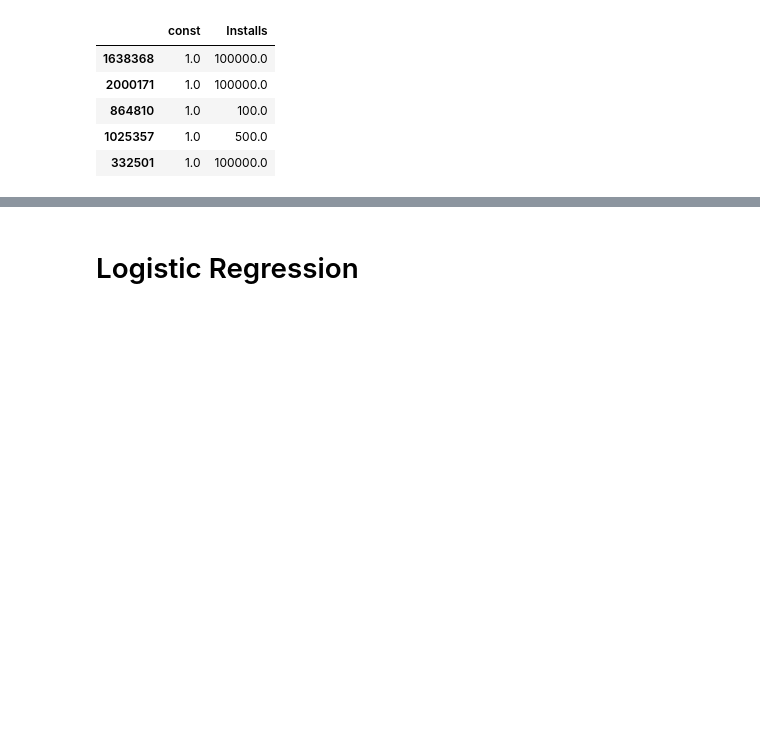
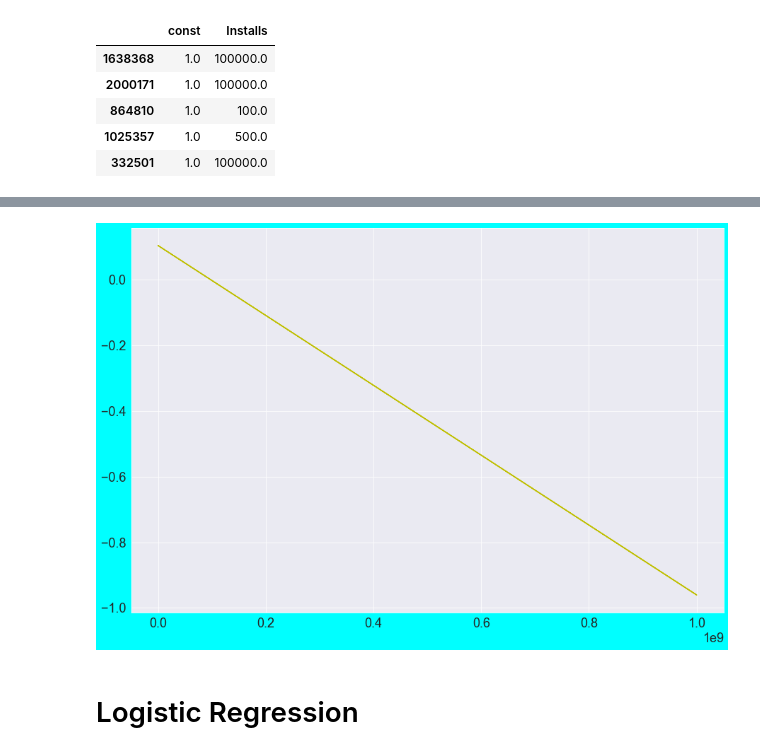
Before and after one commit to emojiworld777/google-playstore, a Jupyter notebook: edasatvik-checkpoint.ipynb, the cells around one changed output, grey strips where cells are left out. Saved outputs shown, nothing was run; the diff lists cells and outputs as text; code cells hidden in the pictures; blank space fills up the shorter version.

```diff
--- a/edasatvik-checkpoint.ipynb
+++ b/edasatvik-checkpoint.ipynb
@@ -932,3 +958,8 @@ NameError: name 'lr_model' is not defined
+# %%
+plt.plot(X_train,0.1035 +-1.064e-09*X_train,'y')
+plt.show()
+# %% [output]
+[figure, added]
 # %% [markdown]
 # Logistic Regression
 # %%
```
Also changed, not shown: parts of 6 cells of this notebook.
